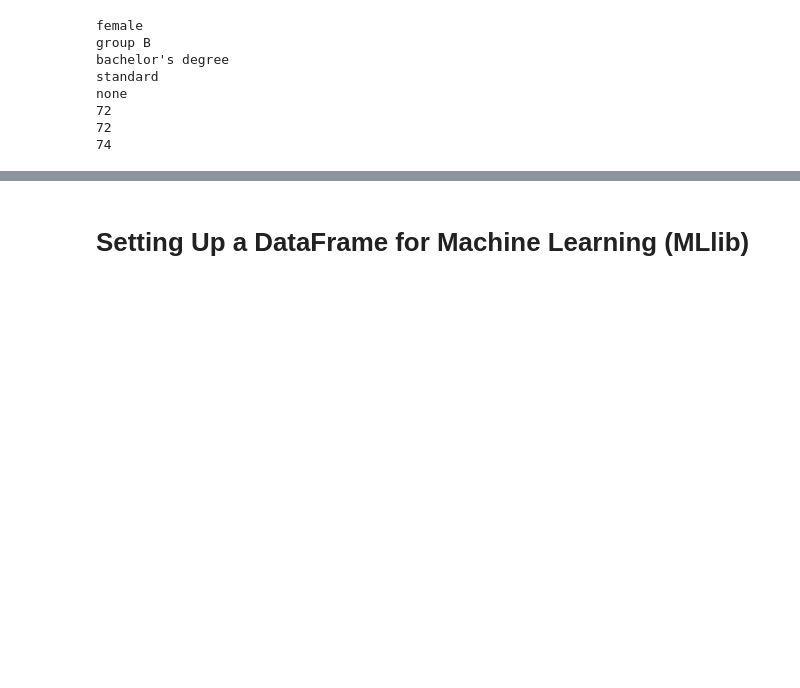
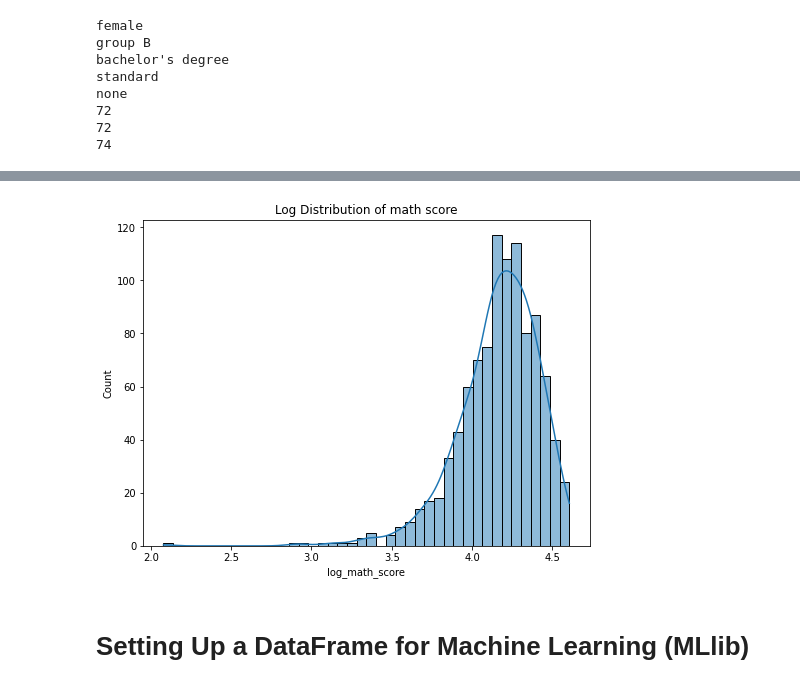
Before and after one commit to cantonhans/iteration4, a Jupyter notebook: basics.ipynb, the cells around one changed output, grey strips where cells are left out. Drawn from its saved outputs; the diff is of its cells as text; code cells hidden in the pictures; blank space fills up the shorter version.

```diff
--- a/basics.ipynb
+++ b/basics.ipynb
@@ -662,3 +733,29 @@ none
+# %%
+import seaborn as sns
+import matplotlib.pyplot as plt
+from pyspark.sql import SparkSession
+from pyspark.sql.functions import log
+
+spark = SparkSession.builder.appName("basics").getOrCreate()
+
+df = spark.read.csv("StudentsPerformance.csv", header=True, inferSchema=True)
+
+log_columns = ["math score"]
+for column in log_columns:
+    df = df.withColumn(f"log_math_score", log(col(column)))
+
+log_transformed_data = df.select([f"log_math_score" for column in log_columns])
+
+log_transformed_data_pandas = log_transformed_data.toPandas()
+
+for column in log_columns:
+    plt.figure(figsize=(8, 6))
+    sns.histplot(log_transformed_data_pandas[f"log_math_score"], kde=True)
+    plt.xlabel(f"log_math_score")
+    plt.title(f"Log Distribution of math score")
+    plt.show()
+# %% [output]
+[figure, added]
 # %% [markdown]
 # Setting Up a DataFrame for Machine Learning (MLlib)
 # %%
```
Also changed, not shown: parts of 21 cells of this notebook, 1 other file.
